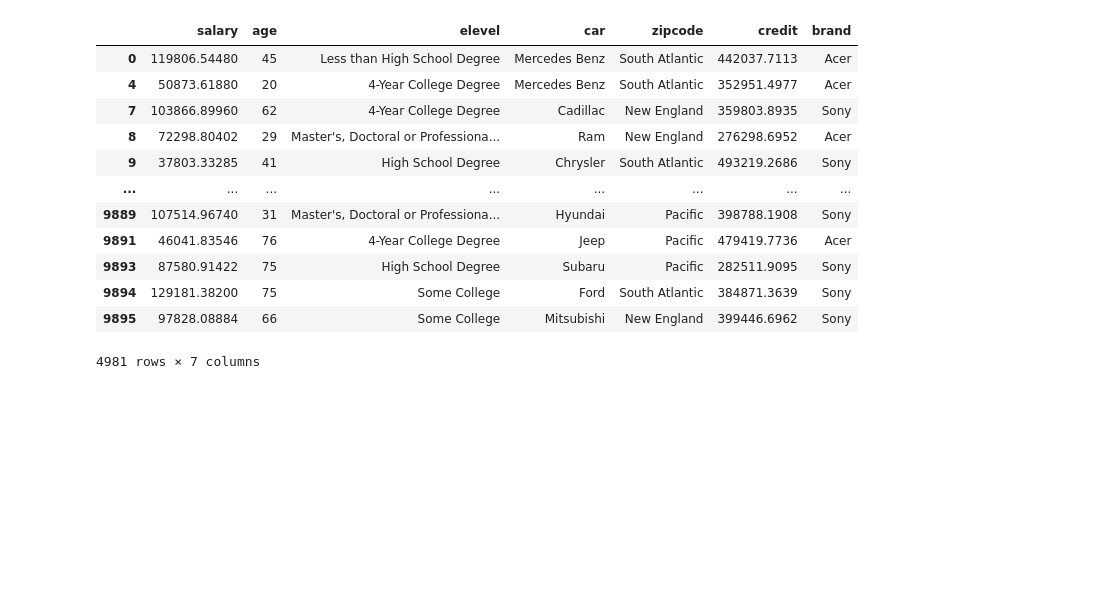
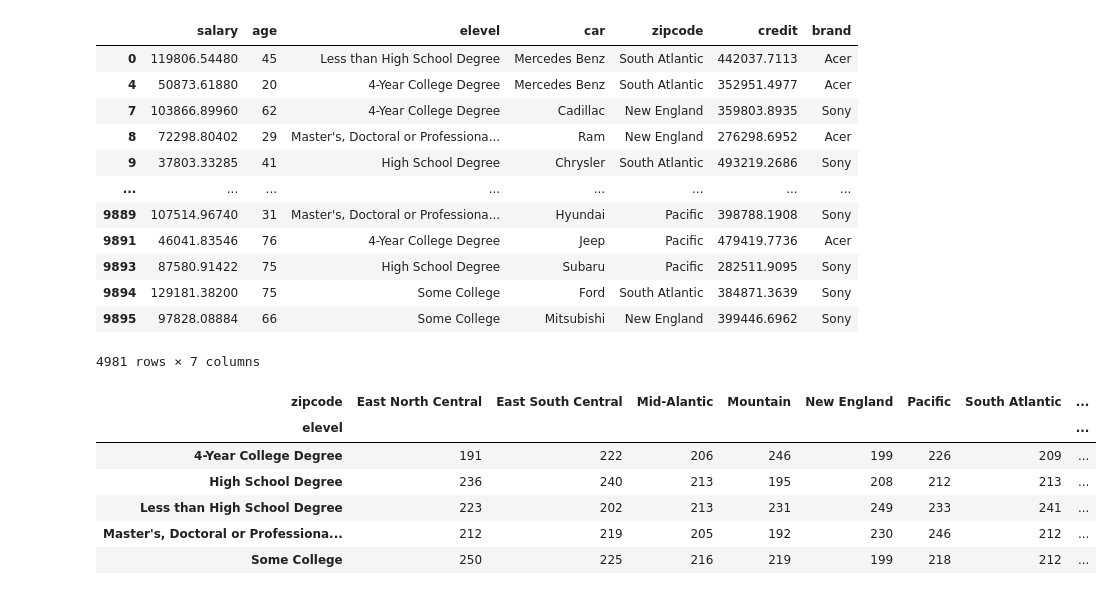
Before and after one commit to tle2001/market-research, a Jupyter notebook: market-research.ipynb, the cells around one changed output. Drawn from its saved outputs; the diff is of its cells as text; code cells hidden in the pictures; blank space fills up the shorter version.

```diff
--- a/market-research.ipynb
+++ b/market-research.ipynb
@@ -331,3 +331,13 @@ credit_more_mean
 4981 rows × 7 columns
 # %%
 #cross talbe for zipcode and education level
+cross_zip_elevel = pd.crosstab(df_cat.elevel, df_cat.zipcode)
+cross_zip_elevel
+# %% [output]
+| zipcode | East North Central | East South Central | Mid-Alantic | Mountain | New England | Pacific | South Atlantic | ... |
+| elevel |  |  |  |  |  |  |  | ... |
+| 4-Year College Degree | 191 | 222 | 206 | 246 | 199 | 226 | 209 | ... |
+| High School Degree | 236 | 240 | 213 | 195 | 208 | 212 | 213 | ... |
+| Less than High School Degree | 223 | 202 | 213 | 231 | 249 | 233 | 241 | ... |
+| Master's, Doctoral or Professiona... | 212 | 219 | 205 | 192 | 230 | 246 | 212 | ... |
+| Some College | 250 | 225 | 216 | 219 | 199 | 218 | 212 | ... |
```
Also changed, not shown: parts of 3 cells of this notebook.
